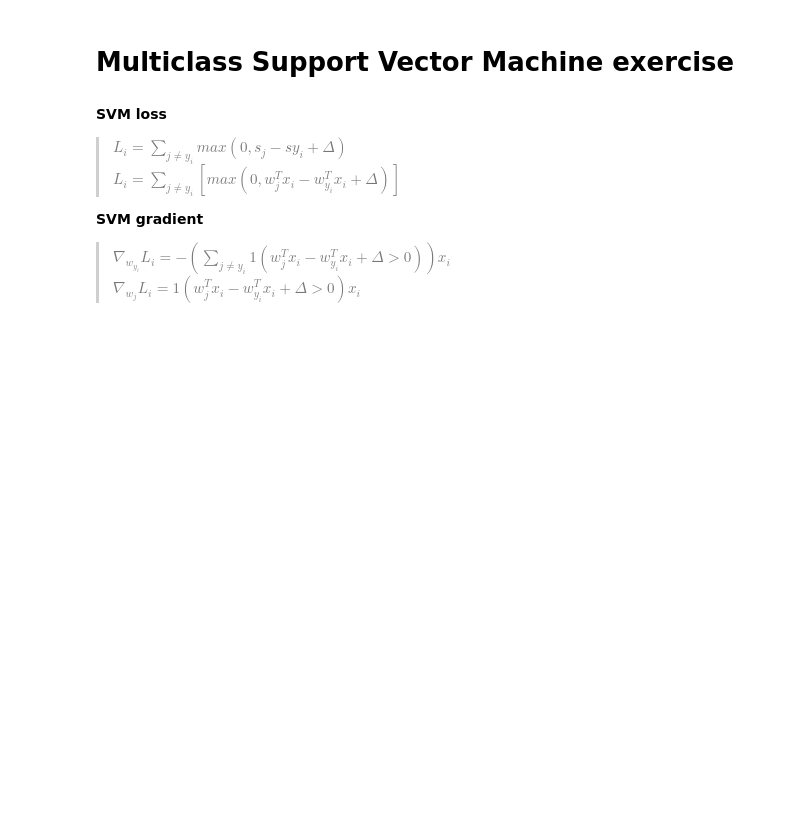
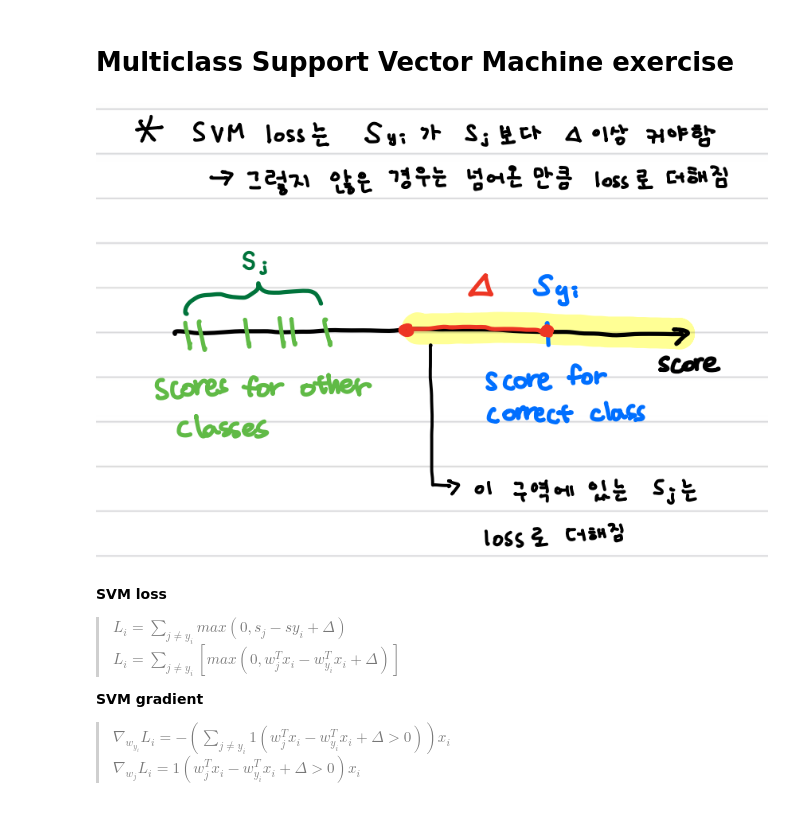
Before and after one commit to Jangsuji/ML-Study, a Jupyter notebook: assignment1/SVM_practice.ipynb, the cells around one changed output. Saved outputs shown, nothing was run; the diff lists cells and outputs as text; code cells hidden in the pictures; blank space fills up the shorter version.

```diff
--- a/assignment1/SVM_practice.ipynb
+++ b/assignment1/SVM_practice.ipynb
@@ -59,6 +63,10 @@ def svm_loss_naive(W, X, y, reg):
     # *****END OF YOUR CODE (DO NOT DELETE/MODIFY THIS LINE)*****
 
     return loss, dW
+# %%
+Image('svm_note.PNG')
+# %% [output]
+[figure, added]
 # %% [markdown]
 **SVM loss**
 
```
Also changed, not shown: parts of 1 cell of this notebook, 1 other file.
